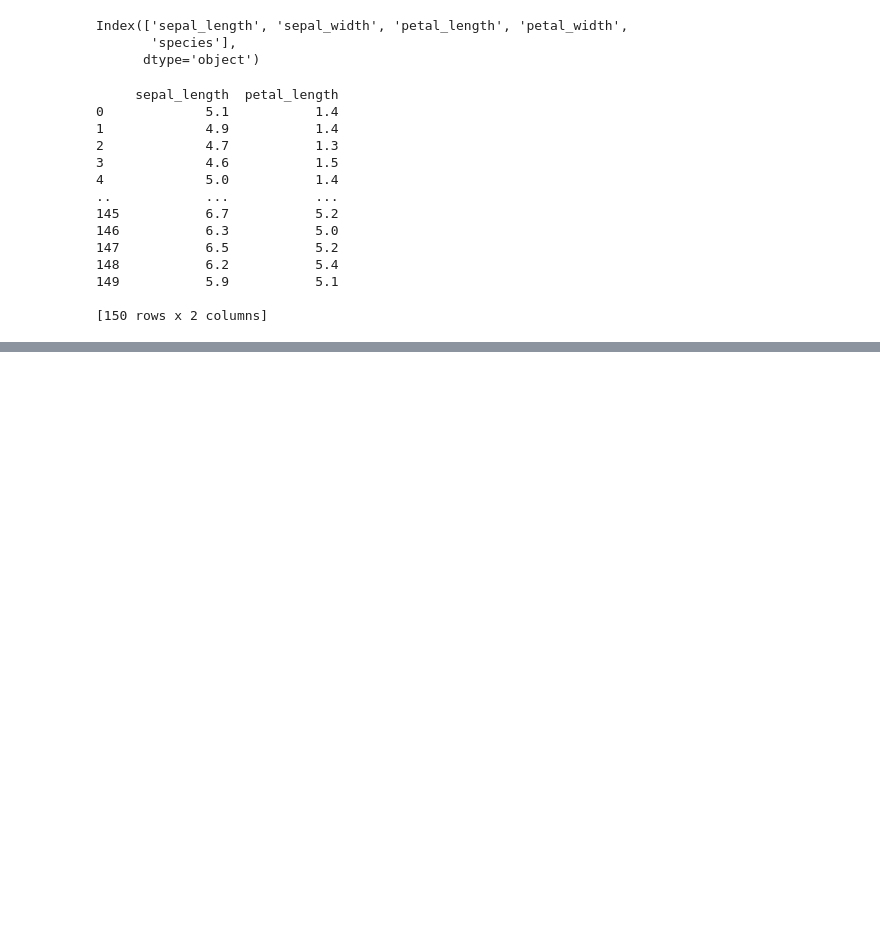
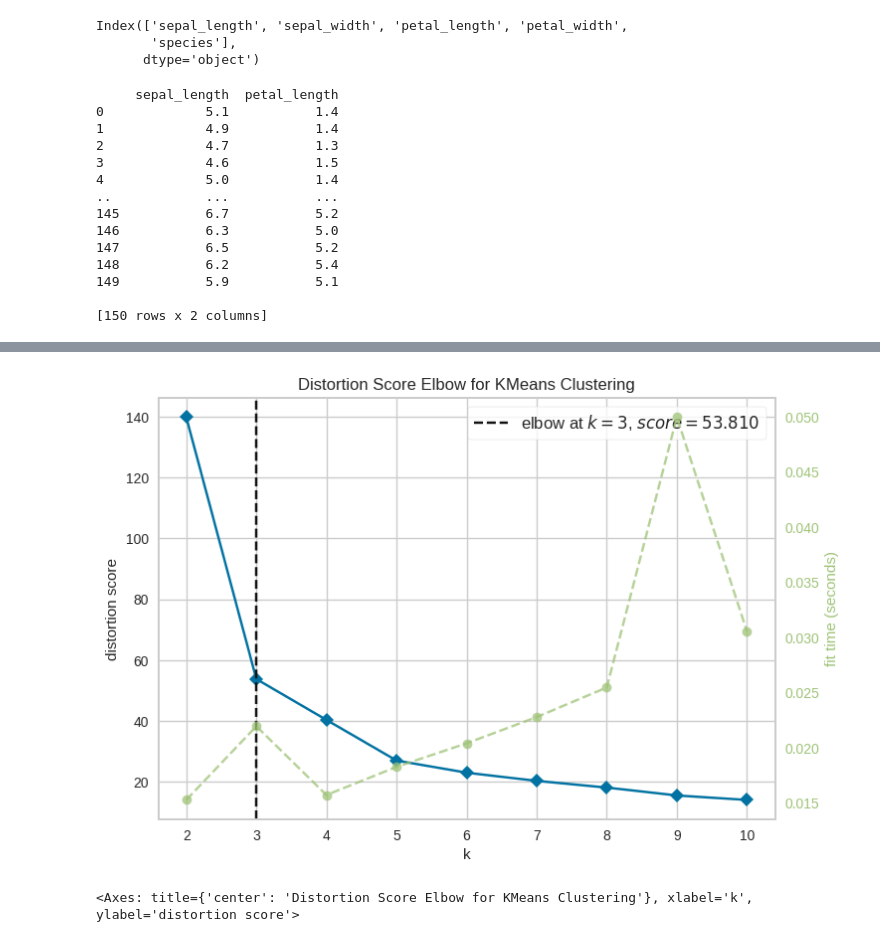
Before and after one commit to ShreeKeshavan/Machine_Learning, a Jupyter notebook: K_Means_Clustering.ipynb, the cells around one changed output, grey strips where cells are left out. Saved outputs shown, nothing was run; the diff lists cells and outputs as text; code cells hidden in the pictures; blank space fills up the shorter version.

```diff
--- a/K_Means_Clustering.ipynb
+++ b/K_Means_Clustering.ipynb
@@ -67,0 +69,9 @@ plt.show()
+# %%
+#from yellowbrick.cluster import KElbowVisualizer
+# to known how many groups/clusters need to be formed
+kev = KElbowVisualizer(kmeans)
+kev.fit(df)
+kev.show()
+# %% [output]
+[figure, added]
+<Axes: title={'center': 'Distortion Score Elbow for KMeans Clustering'}, xlabel='k', ylabel='distortion score'>
```
Also changed, not shown: parts of 3 cells of this notebook.
